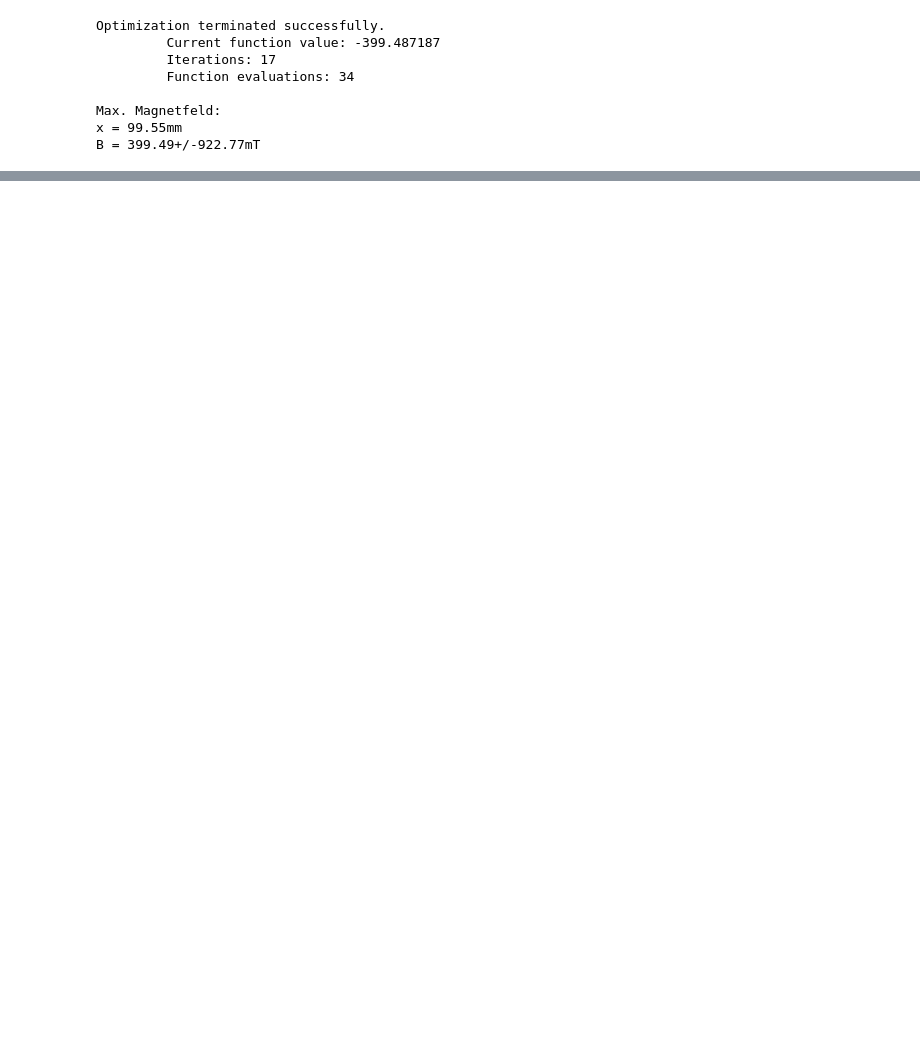
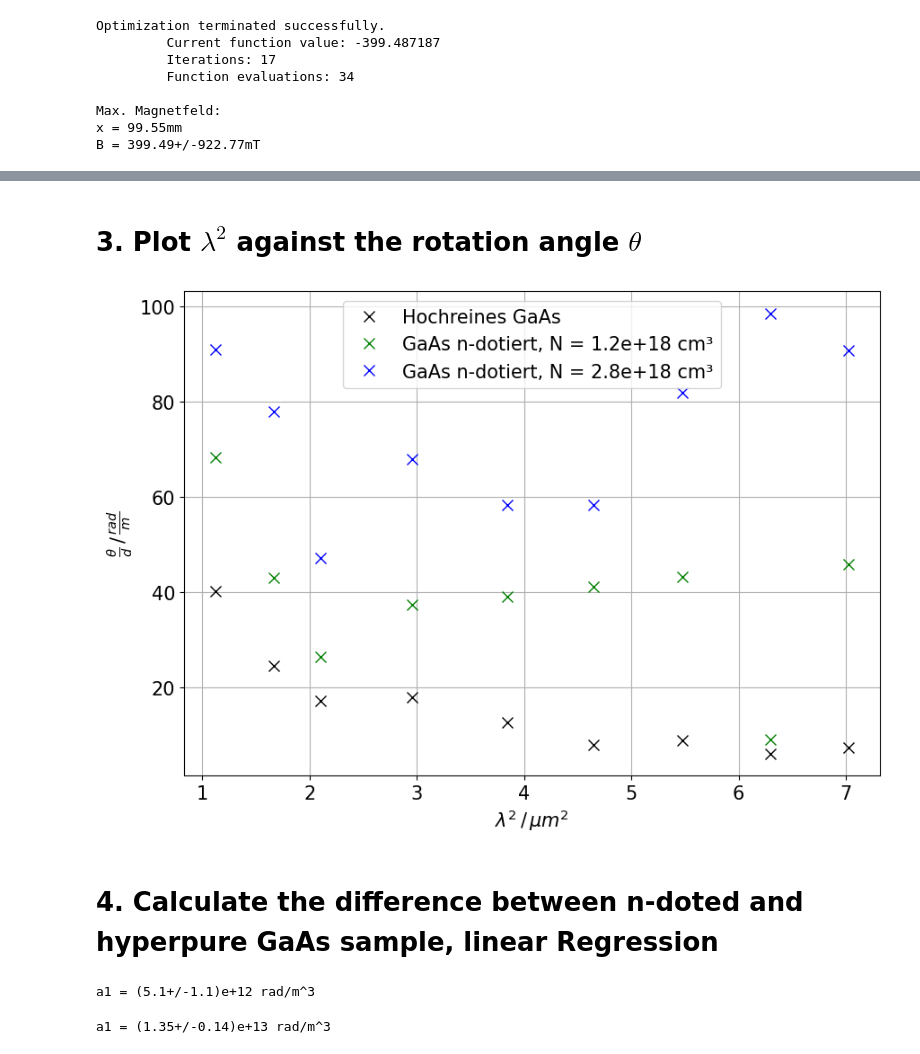
Before and after one commit to SamGTex/FP_Master_WS22-23, a Jupyter notebook: V46_Faraday_Effekt/python/main.ipynb, the cells around one changed output, grey strips where cells are left out. Drawn from its saved outputs; the diff is of its cells as text; code cells hidden in the pictures; blank space fills up the shorter version.

Commit message:
finish python stuff and generate plots

```diff
--- a/V46_Faraday_Effekt/python/main.ipynb
+++ b/V46_Faraday_Effekt/python/main.ipynb
@@ -92,0 +137,9 @@ B = 399.49+/-922.77mT
+# %%
+df_n1 = pd.DataFrame()
+df_n1['lam'] = df_n1_raw['lam']*10**(-6) #m
+df_n1['t1'] = np.deg2rad(df_n1_raw['t1'] + df_n1_raw['t1min']/60) #rad
+df_n1['t2'] = np.deg2rad(df_n1_raw['t2'] + df_n1_raw['t2min']/60) #rad
+df_n1['theta'] = 0.5*(df_n1['t1'] - df_n1['t2'])
+df_n1['theta/d'] = df_n1['theta']/d_1
+
+df_n1
@@ -92,0 +159,14 @@ B = 399.49+/-922.77mT
+# %%
+df_n2_raw = pd.read_csv('data/GaAs_n2.csv')
+# lam in micro meter
+# Winkel t1/t2 in Grad
+# Winkel t1min/t2min in Gradminuten
+# %%
+df_n2 = pd.DataFrame()
+df_n2['lam'] = df_n2_raw['lam']*10**(-6) #m
+df_n2['t1'] = np.deg2rad(df_n2_raw['t1'] + df_n2_raw['t1min']/60) #rad
+df_n2['t2'] = np.deg2rad(df_n2_raw['t2'] + df_n2_raw['t2min']/60) #rad
+df_n2['theta'] = 0.5*(df_n2['t1'] - df_n2['t2'])
+df_n2['theta/d'] = df_n2['theta']/d_2
+
+df_n2
@@ -92,0 +184,21 @@ B = 399.49+/-922.77mT
+# %% [markdown]
+# 3. Plot $\lambda^2$ against the rotation angle $\theta$
+# %%
+plt.rcParams.update({'font.size': 15})
+# %%
+plt.figure(figsize=(10,7), dpi=100)
+plt.plot((df_rein['lam']*10**6)**2, df_rein['theta/d'], 'kx', label='Hochreines GaAs', markersize=8)
+plt.plot((df_n1['lam']*10**6)**2, df_n1['theta/d'], 'gx', label=f'GaAs n-dotiert, N = {N_1*10**(-6)} cm³', markersize=8)
+plt.plot((df_n2['lam']*10**6)**2, df_n2['theta/d'], 'bx', label=f'GaAs n-dotiert, N = {N_2*10**(-6)} cm³', markersize=8)
+
+
+plt.xlabel(r'$\lambda^2 \,/\, \mu m^2$')
+plt.ylabel(r'$\frac{\theta}{d} \,/\, \frac{rad}{m}$')
+plt.legend()
+plt.grid()
+plt.savefig('../figure/theta_lam2.pdf')
+plt.show()
+# %% [output]
+[figure, added]
+# %% [markdown]
+# 4. Calculate the difference between n-doted and hyperpure GaAs sample, linear Regression
@@ -92,0 +212,12 @@ B = 399.49+/-922.77mT
+# %%
+param1, cov1 = curve_fit(f_lin, lam**2, theta_n1_dif, p0=[10**(13)])
+a1 = ufloat(param1, np.sqrt(cov1))
+print(f'a1 = {a1} rad/m^3')
+# %% [output]
+a1 = (5.1+/-1.1)e+12 rad/m^3
+# %%
+param2, cov2 = curve_fit(f_lin, lam**2, theta_n2_dif, p0=[10**(13)])
+a2 = ufloat(param2, np.sqrt(cov2))
+print(f'a1 = {a2} rad/m^3')
+# %% [output]
+a1 = (1.35+/-0.14)e+13 rad/m^3
```
Also changed, not shown: parts of 25 cells of this notebook, 3 other files.
